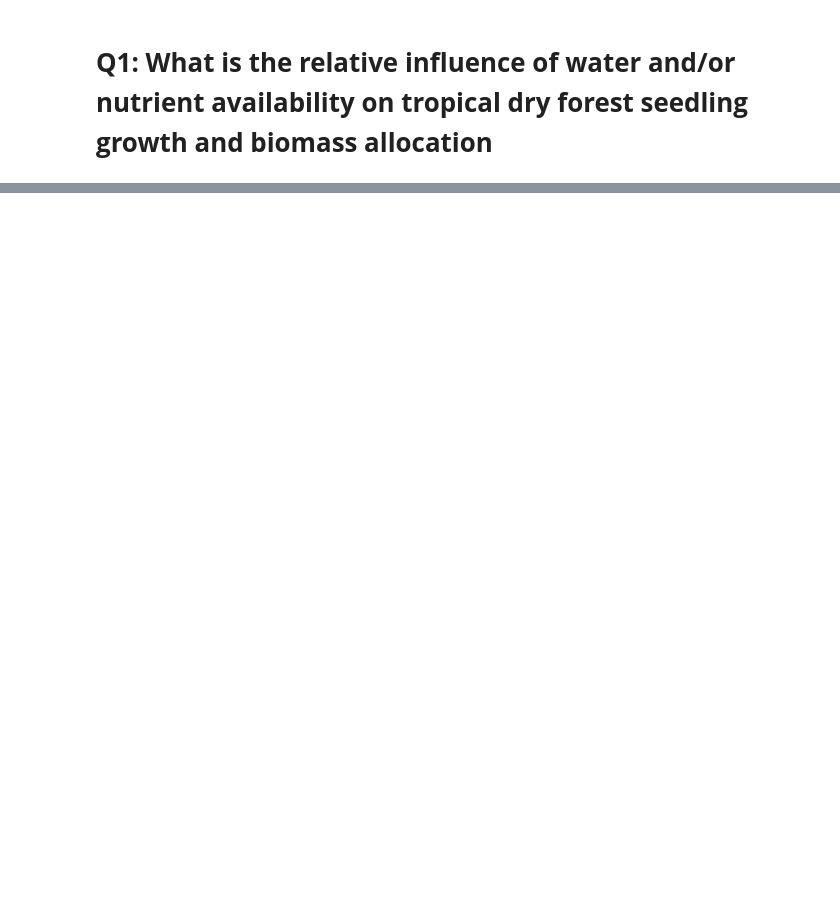
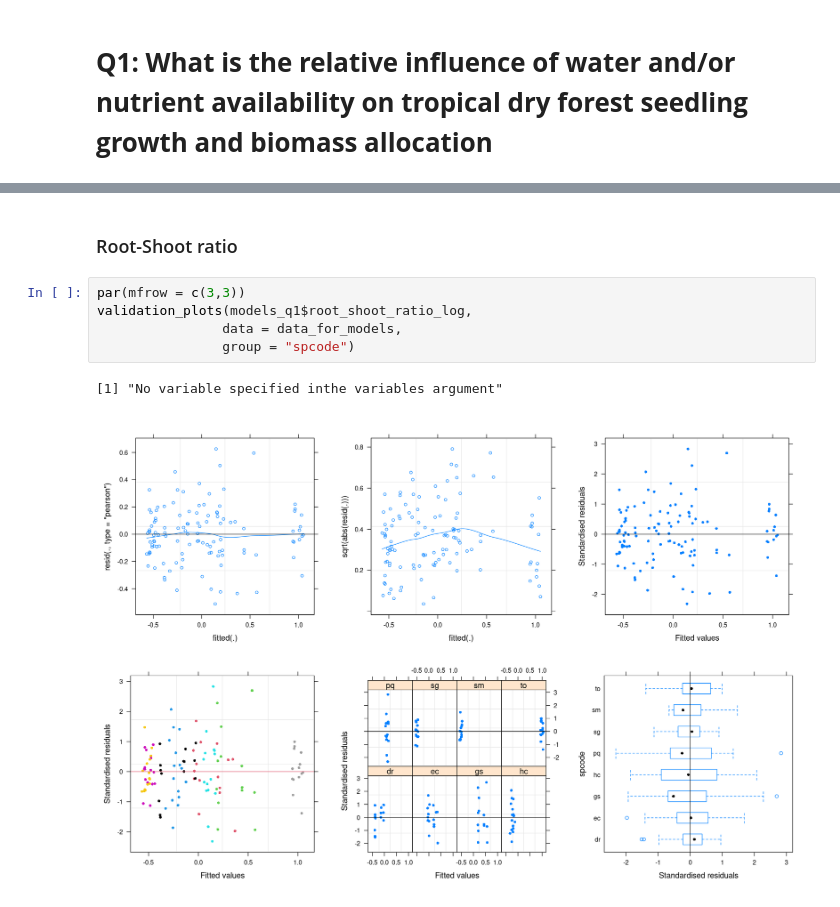
Before and after one commit to ecamo19/shade_house_reproducible_stats, a Jupyter notebook: notebooks/model_for_q1.ipynb, the cells around one changed output, grey strips where cells are left out. Saved outputs shown, nothing was run; the diff lists cells and outputs as text; blank space fills up the shorter version.

```diff
--- a/notebooks/model_for_q1.ipynb
+++ b/notebooks/model_for_q1.ipynb
@@ -36,0 +83,10 @@ ERROR: Error in is.data.frame(y): object 'data_leaftraits_cleaned' not found
+# %% [markdown]
+### Root-Shoot ratio
+# %%
+par(mfrow = c(3,3))
+validation_plots(models_q1$root_shoot_ratio_log,
+                data = data_for_models,
+                group = "spcode")
+# %% [output]
+[1] "No variable specified inthe variables argument"
+[figure, added]
```
Also changed, not shown: parts of 29 cells of this notebook, 3 other files.
